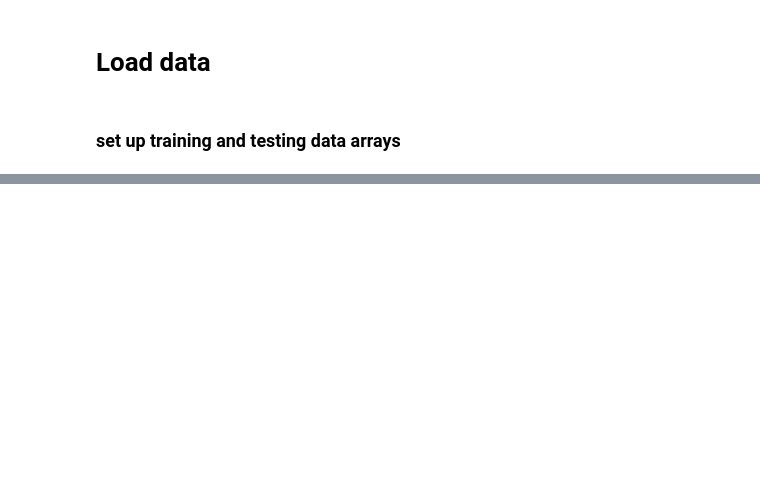
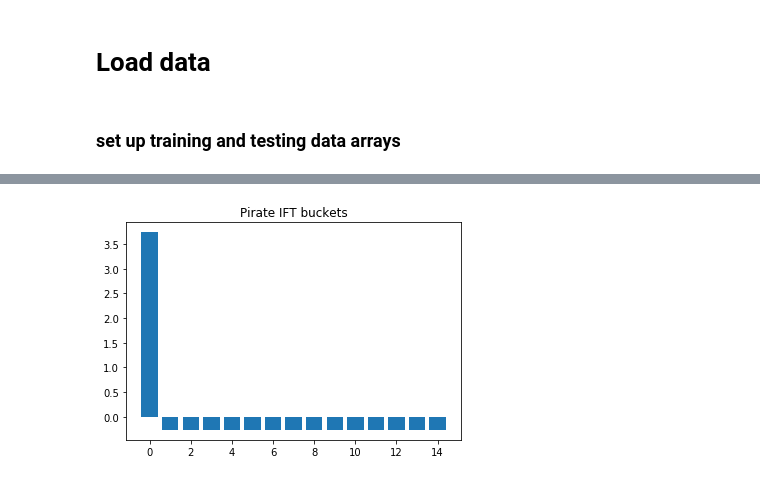
Before and after one commit to Alienekoo/PirateFinder, a Jupyter notebook: classifier_jupyter.ipynb, the cells around one changed output, grey strips where cells are left out. Drawn from its saved outputs; the diff is of its cells as text; code cells hidden in the pictures; blank space fills up the shorter version.

```diff
--- a/classifier_jupyter.ipynb
+++ b/classifier_jupyter.ipynb
@@ -136,0 +205,8 @@ for doc in p_train_coll.find():
+# %%
+y_pos = np.arange(len(p_ift_h))
+x = preprocessing.scale(p_ift_h)
+plt.bar(y_pos, x)
+plt.title("Pirate IFT buckets")
+plt.show()
+# %% [output]
+[figure, added]
```
Also changed, not shown: parts of 28 cells of this notebook, 2 other files.
